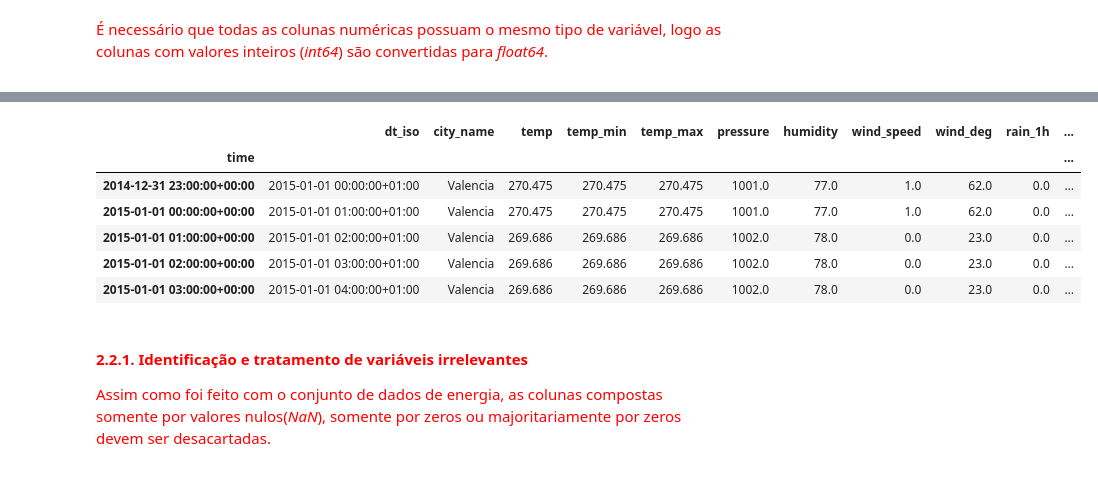
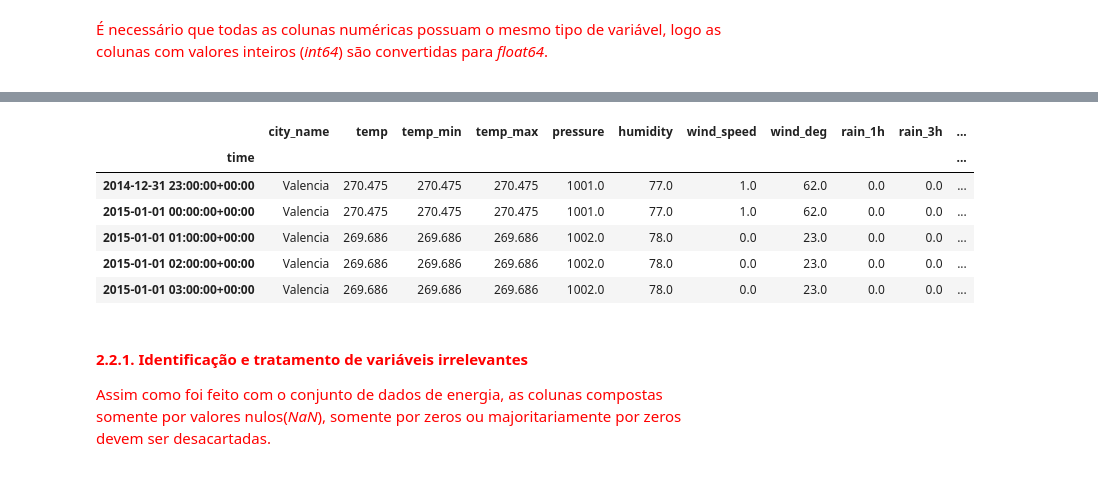
Before and after one commit to marcospsilv/Trabalho_2_Machine_Learning, a Jupyter notebook: notebooks/Main.ipynb, the cells around one changed output, grey strips where cells are left out. Drawn from its saved outputs; the diff is of its cells as text; code cells hidden in the pictures.

```diff
--- a/notebooks/Main.ipynb
+++ b/notebooks/Main.ipynb
@@ -455,19 +455,20 @@ memory usage: 23.1+ MB
 # %%
 # Convertendo o tempo "time" para um objeto de "tempo de dados" e definindo como índice
 
 #to_datetime →
 df_clima['time'] = pd.to_datetime(df_clima['dt_iso'], utc=True)
+df_clima = df_clima.drop(['dt_iso'], axis=1)
 df_clima = df_clima.set_index('time')
 
 df_clima.head(5)
 # %% [output]
-|  | dt_iso | city_name | temp | temp_min | temp_max | pressure | humidity | wind_speed | wind_deg | rain_1h | ... |
+|  | city_name | temp | temp_min | temp_max | pressure | humidity | wind_speed | wind_deg | rain_1h | rain_3h | ... |
 | time |  |  |  |  |  |  |  |  |  |  | ... |
-| 2014-12-31 23:00:00+00:00 | 2015-01-01 00:00:00+01:00 | Valencia | 270.475 | 270.475 | 270.475 | 1001.0 | 77.0 | 1.0 | 62.0 | 0.0 | ... |
-| 2015-01-01 00:00:00+00:00 | 2015-01-01 01:00:00+01:00 | Valencia | 270.475 | 270.475 | 270.475 | 1001.0 | 77.0 | 1.0 | 62.0 | 0.0 | ... |
-| 2015-01-01 01:00:00+00:00 | 2015-01-01 02:00:00+01:00 | Valencia | 269.686 | 269.686 | 269.686 | 1002.0 | 78.0 | 0.0 | 23.0 | 0.0 | ... |
-| 2015-01-01 02:00:00+00:00 | 2015-01-01 03:00:00+01:00 | Valencia | 269.686 | 269.686 | 269.686 | 1002.0 | 78.0 | 0.0 | 23.0 | 0.0 | ... |
-| 2015-01-01 03:00:00+00:00 | 2015-01-01 04:00:00+01:00 | Valencia | 269.686 | 269.686 | 269.686 | 1002.0 | 78.0 | 0.0 | 23.0 | 0.0 | ... |
+| 2014-12-31 23:00:00+00:00 | Valencia | 270.475 | 270.475 | 270.475 | 1001.0 | 77.0 | 1.0 | 62.0 | 0.0 | 0.0 | ... |
+| 2015-01-01 00:00:00+00:00 | Valencia | 270.475 | 270.475 | 270.475 | 1001.0 | 77.0 | 1.0 | 62.0 | 0.0 | 0.0 | ... |
+| 2015-01-01 01:00:00+00:00 | Valencia | 269.686 | 269.686 | 269.686 | 1002.0 | 78.0 | 0.0 | 23.0 | 0.0 | 0.0 | ... |
+| 2015-01-01 02:00:00+00:00 | Valencia | 269.686 | 269.686 | 269.686 | 1002.0 | 78.0 | 0.0 | 23.0 | 0.0 | 0.0 | ... |
+| 2015-01-01 03:00:00+00:00 | Valencia | 269.686 | 269.686 | 269.686 | 1002.0 | 78.0 | 0.0 | 23.0 | 0.0 | 0.0 | ... |
 # %% [markdown]
 <div style="color: red;">
 
```
Also changed, not shown: parts of 65 cells of this notebook, 14 other files.
